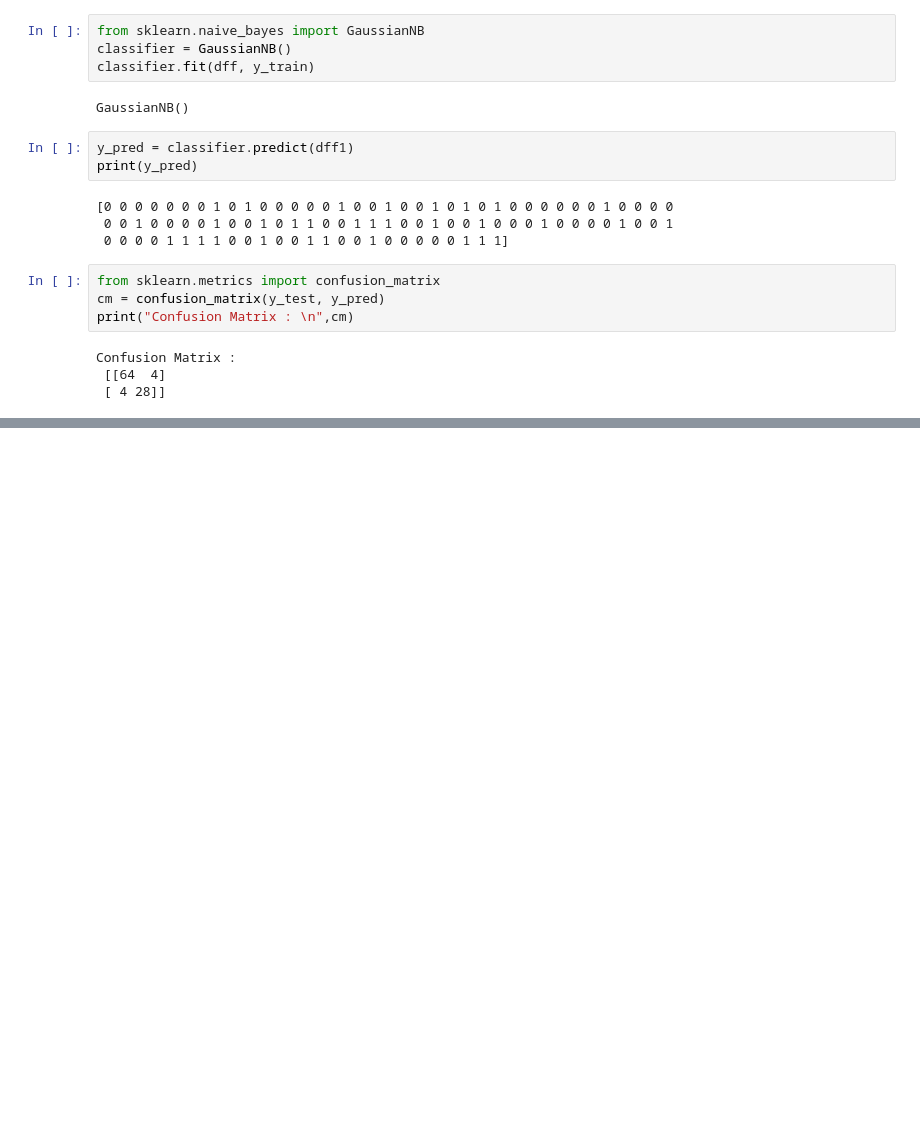
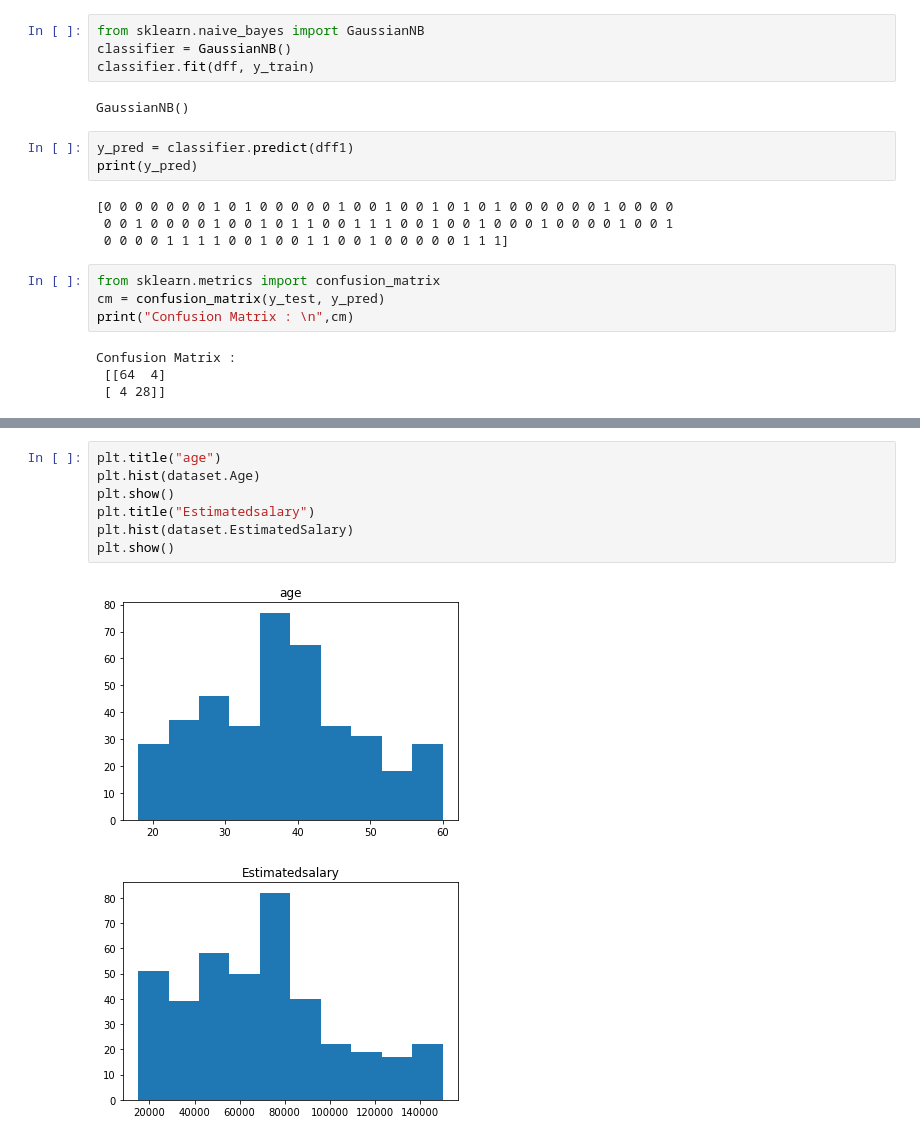
Before and after one commit to susharcharya18/AI_LAB, a Jupyter notebook: concat .ipynb, the cells around one changed output, grey strips where cells are left out. Cells and saved outputs as stored; diff of their text form; blank space fills up the shorter version.

```diff
--- a/concat .ipynb
+++ b/concat .ipynb
@@ -161,0 +181,10 @@ Confusion Matrix :
+# %%
+plt.title("age")
+plt.hist(dataset.Age)
+plt.show()
+plt.title("Estimatedsalary")
+plt.hist(dataset.EstimatedSalary)
+plt.show()
+# %% [output]
+[figure, added]
+[figure, added]
```
Also changed, not shown: parts of 3 cells of this notebook.
